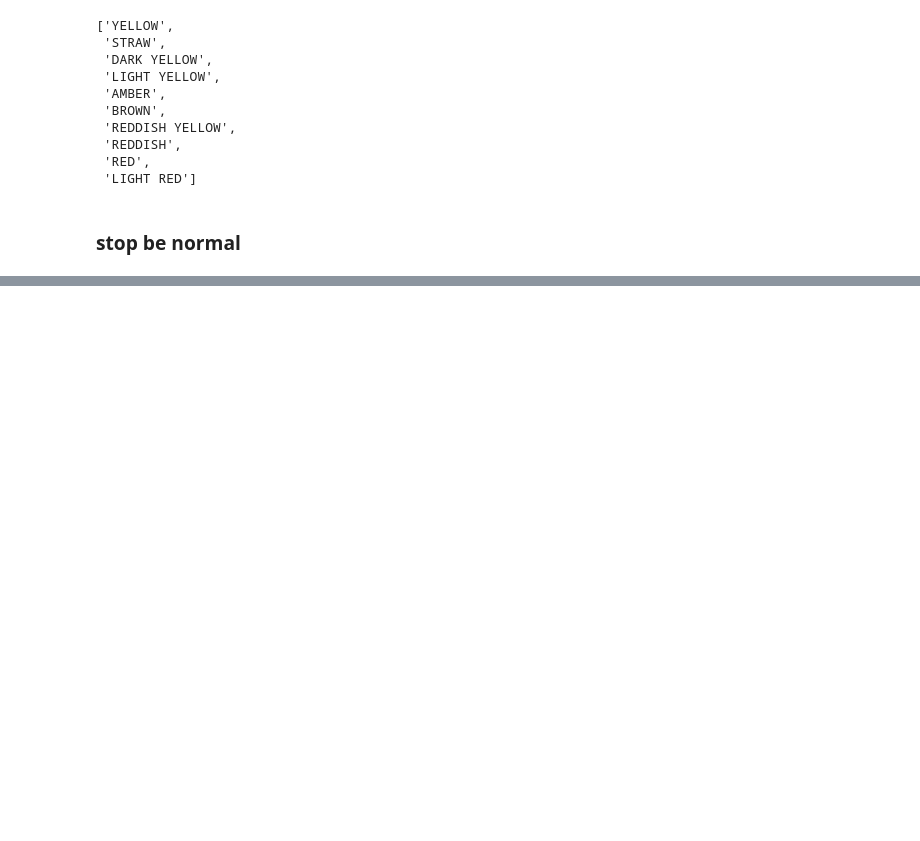
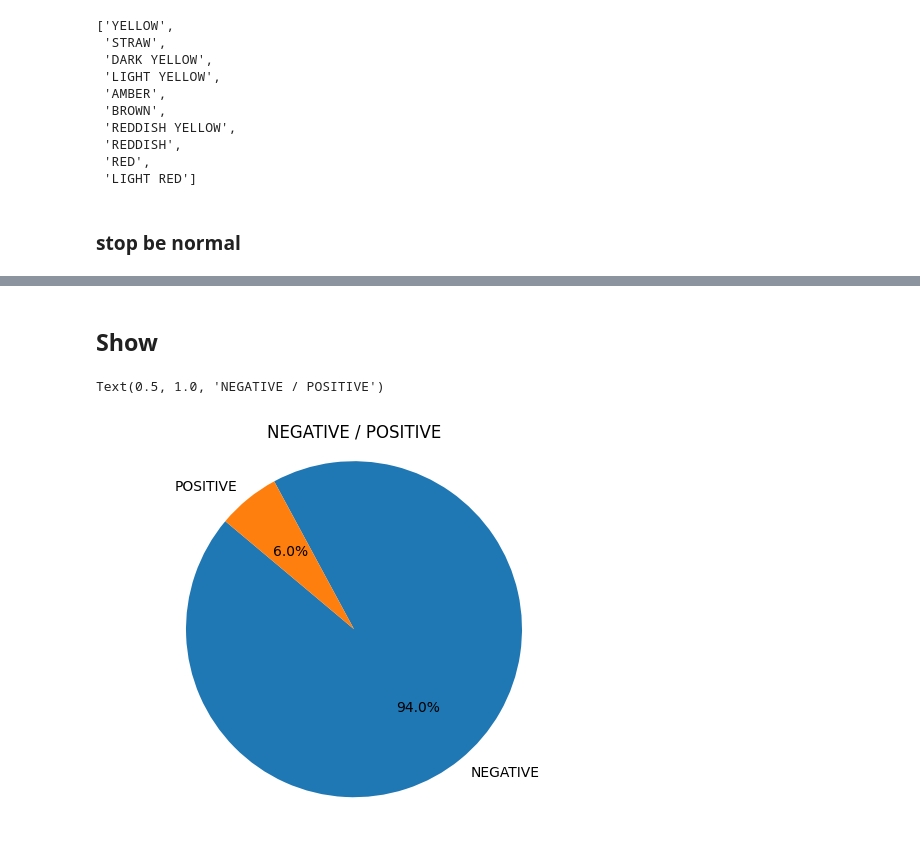
Before and after one commit to LiorShiboli/urinakysis-analysis, a Jupyter notebook: notebooks/analysis.ipynb, the cells around one changed output, grey strips where cells are left out. Saved outputs shown, nothing was run; the diff lists cells and outputs as text; code cells hidden in the pictures; blank space fills up the shorter version.

```diff
--- a/notebooks/analysis.ipynb
+++ b/notebooks/analysis.ipynb
@@ -190,0 +189,14 @@ df
+# %% [markdown]
+## Show
+# %%
+labels = ['NEGATIVE', 'POSITIVE']
+sizes = [(df["Diagnosis"] == 0).sum(), (df["Diagnosis"] == 1).sum()]
+
+plt.pie(sizes, labels=labels, autopct='%1.1f%%', startangle=140)
+plt.axis('equal')
+
+# Add a title
+plt.title('NEGATIVE / POSITIVE')
+# %% [output]
+Text(0.5, 1.0, 'NEGATIVE / POSITIVE')
+[figure, added]
```
Also changed, not shown: parts of 13 cells of this notebook.
